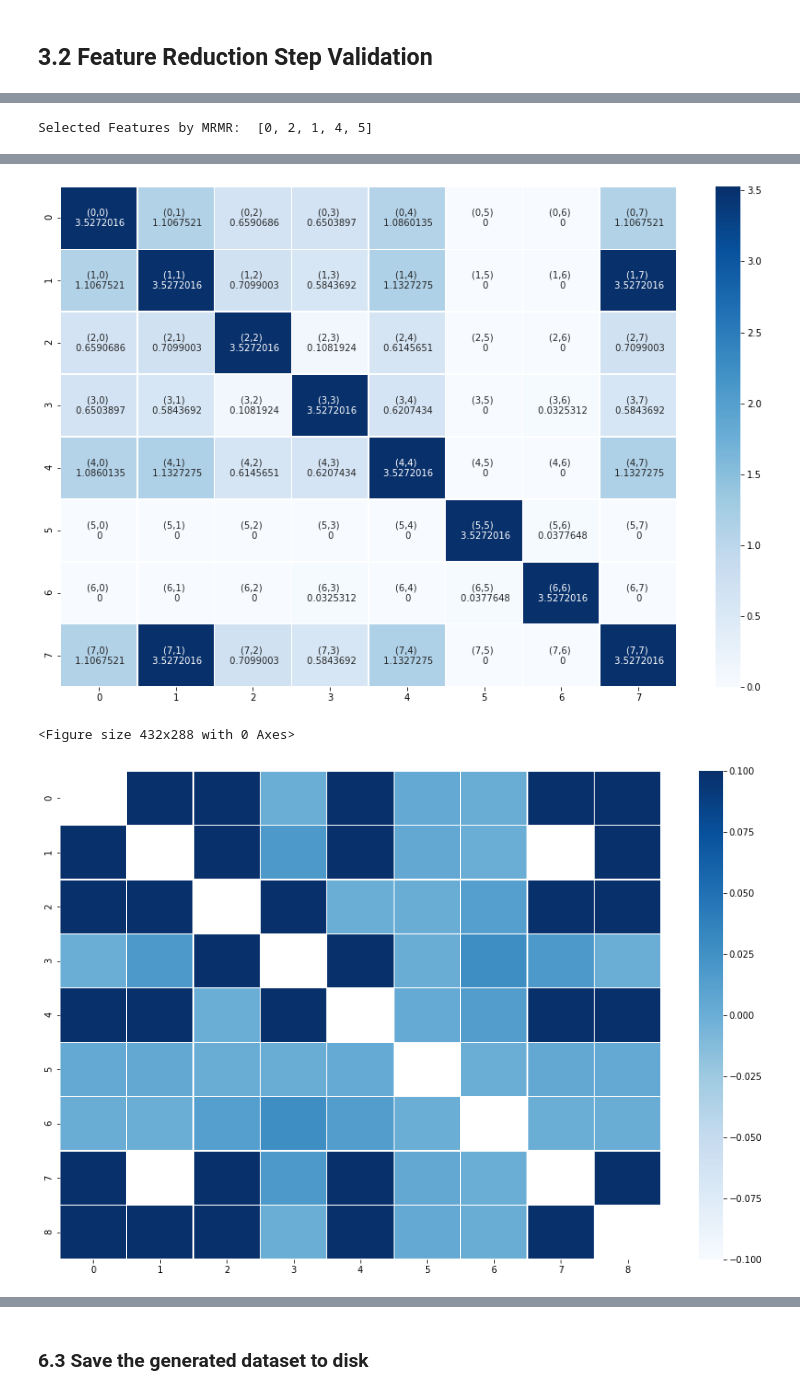
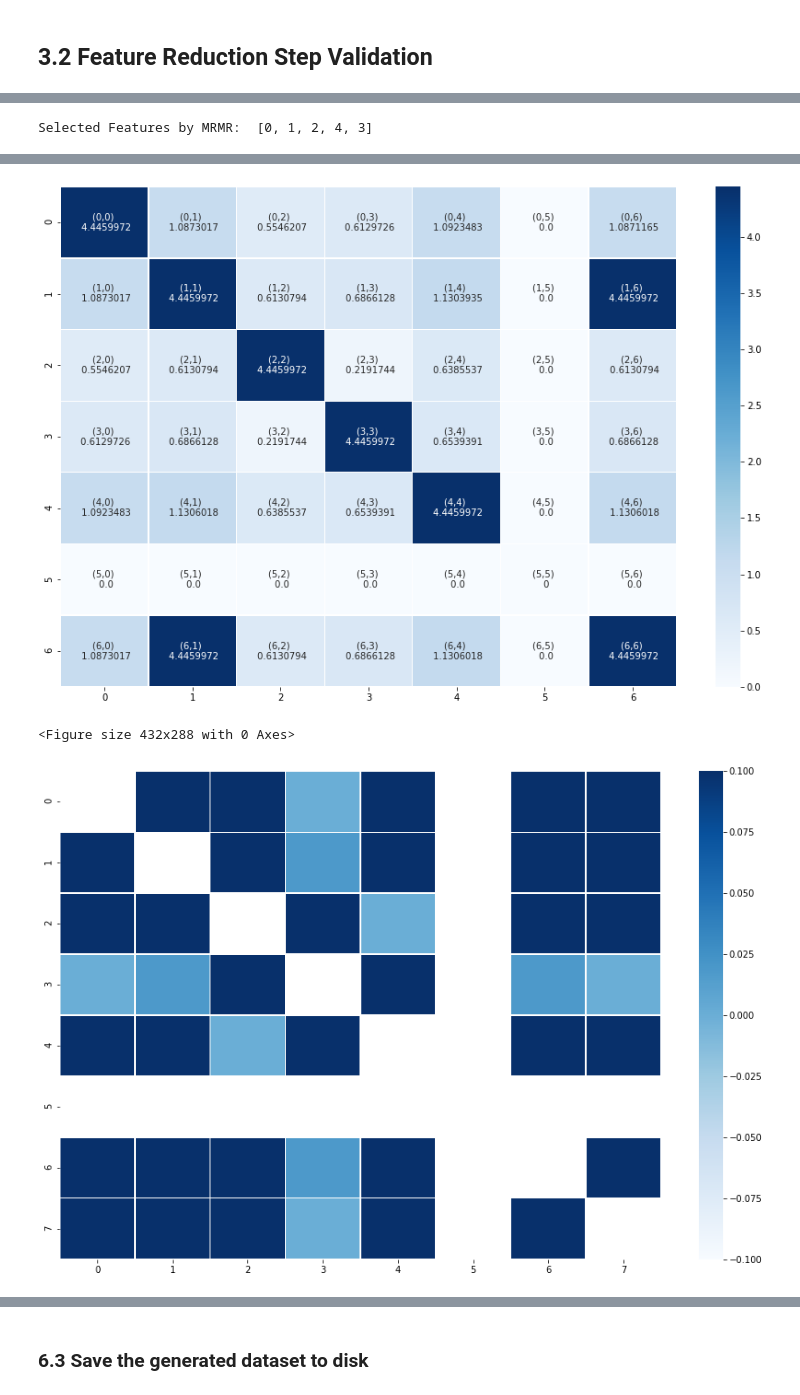
Before and after one commit to wzxiaa/MRI-Classification, a Jupyter notebook: Validation/validation.ipynb, the cells around one changed output, grey strips where cells are left out. Cells and saved outputs as stored; diff of their text form; code cells hidden in the pictures.

```diff
--- a/Validation/validation.ipynb
+++ b/Validation/validation.ipynb
@@ -658,7 +675,7 @@ def mrmrSelection(dataframe, nFeature):
 # %%
 # Generate the base dataset
 label_list = [0,1,2]
-n_samples_labels = [40,40,40]
+n_samples_labels = [100,100,100]
 inform_mean_list = [[1,2,3,4,5],[5,4,3,2,1],[9,5,2,4,3]]
 inform_std_list = [0.0001, 0.0001, 0.0001, 0.0001, 0.0001]
 
@@ -674,7 +691,10 @@ print("reduandant_col_1: \n", reduandant_col_1)
 reduandant_col_2 = generate_redundant(X_mrmr_base,2, 1.1, 0.8)
 print("reduandant_col_2: \n", reduandant_col_2)
 
-noise_col_1 = generate_noise(X_mrmr_base, 1, 1000, 2)
+noise_col_1 = generate_noise(X_mrmr_base, -10, 10, 2)
 print("noise_col_1: \n", noise_col_1)
+
+noise_col_2 = [i % 100 for i in range(300)]
+print(noise_col_2)
 # %% [output]
 X_mrmr_base:
@@ -696,0 +717,6 @@ X_mrmr_base:
+# %%
+noise_col_3 = [1 for i in range(300)]
+print(noise_col_3)
+
+noise_col_4 = [2 for i in range(300)]
+print(noise_col_4)
@@ -791,5 +825,5 @@ Selected Features by MRMR:  [0, 2, 1, 4, 5]
 # %%
-X_mrmr_base_noise = np.concatenate((X_mrmr_base, np.asarray(noise_col_1)), axis=1)
+X_mrmr_base_noise = np.concatenate((X_mrmr_base, np.asarray(noise_col_3).reshape(-1,1)), axis=1)
 X_mrmr_base_noise_redundant = np.concatenate((X_mrmr_base_noise, np.asarray(reduandant_col_1).reshape(-1,1)), axis=1)
 # print(X_mrmr_base_noise)
 fig_num = 2
@@ -805,4 +839,4 @@ title = "Mutual Information between pairwise features"
 sns.heatmap(mim, fmt="",cmap="Blues", linewidth=0.3, ax=ax)
 path = 'mim_extracted_' + str(fig_num) + '.png'
 # %% [output]
-Selected Features by MRMR:  [0, 2, 1, 4, 5]
+Selected Features by MRMR:  [0, 1, 2, 4, 3]
@@ -810,3 +844,3 @@ Selected Features by MRMR:  [0, 2, 1, 4, 5]
-[figure, old version]
+[figure, new version]
 <Figure size 432x288 with 0 Axes>
-[figure, old version]
+[figure, new version]
```
Also changed, not shown: parts of 64 cells of this notebook, 29 other files.
